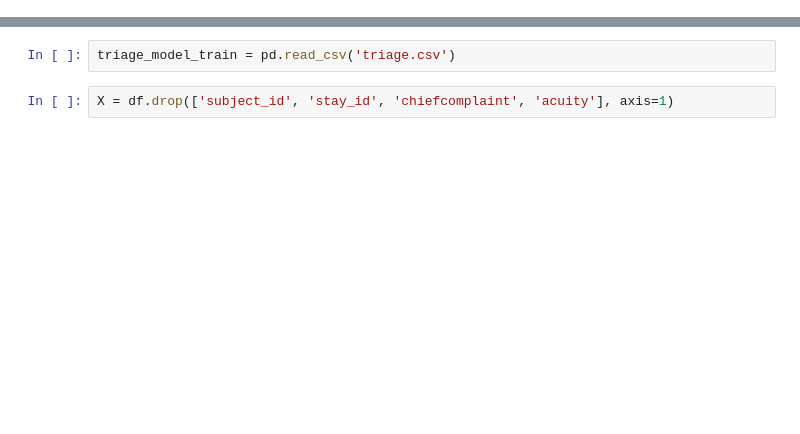
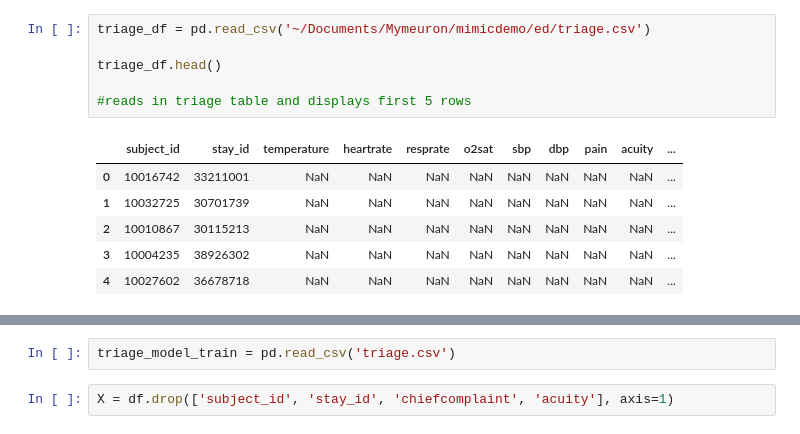
Before and after one commit to MonashDeepNeuron/mymeuron, a Jupyter notebook: mimicprocessing.ipynb, the cells around one changed output, grey strips where cells are left out. Cells and saved outputs as stored; diff of their text form; blank space fills up the shorter version.

```diff
--- a/mimicprocessing.ipynb
+++ b/mimicprocessing.ipynb
@@ -53,0 +62,13 @@ merged_df.head(100)
+# %%
+triage_df = pd.read_csv('~/Documents/Mymeuron/mimicdemo/ed/triage.csv')
+
+triage_df.head()
+
+#reads in triage table and displays first 5 rows
+# %% [output]
+|  | subject_id | stay_id | temperature | heartrate | resprate | o2sat | sbp | dbp | pain | acuity | ... |
+| 0 | 10016742 | 33211001 | NaN | NaN | NaN | NaN | NaN | NaN | NaN | NaN | ... |
+| 1 | 10032725 | 30701739 | NaN | NaN | NaN | NaN | NaN | NaN | NaN | NaN | ... |
+| 2 | 10010867 | 30115213 | NaN | NaN | NaN | NaN | NaN | NaN | NaN | NaN | ... |
+| 3 | 10004235 | 38926302 | NaN | NaN | NaN | NaN | NaN | NaN | NaN | NaN | ... |
+| 4 | 10027602 | 36678718 | NaN | NaN | NaN | NaN | NaN | NaN | NaN | NaN | ... |
```
Also changed, not shown: parts of 13 cells of this notebook.
